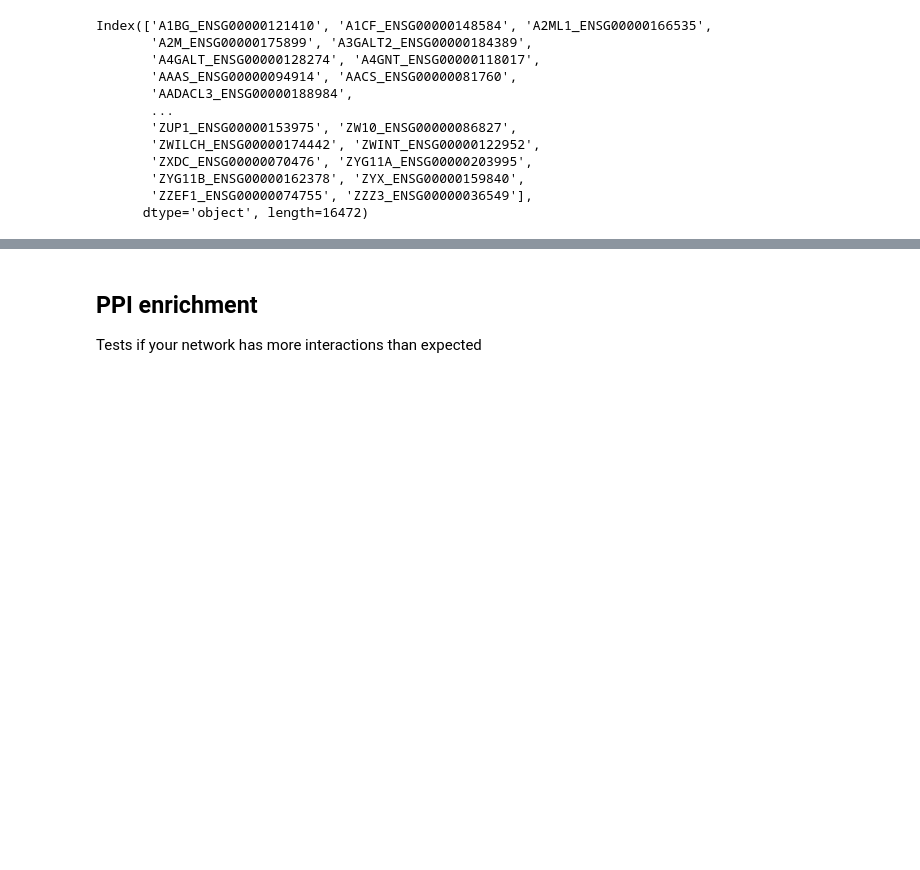
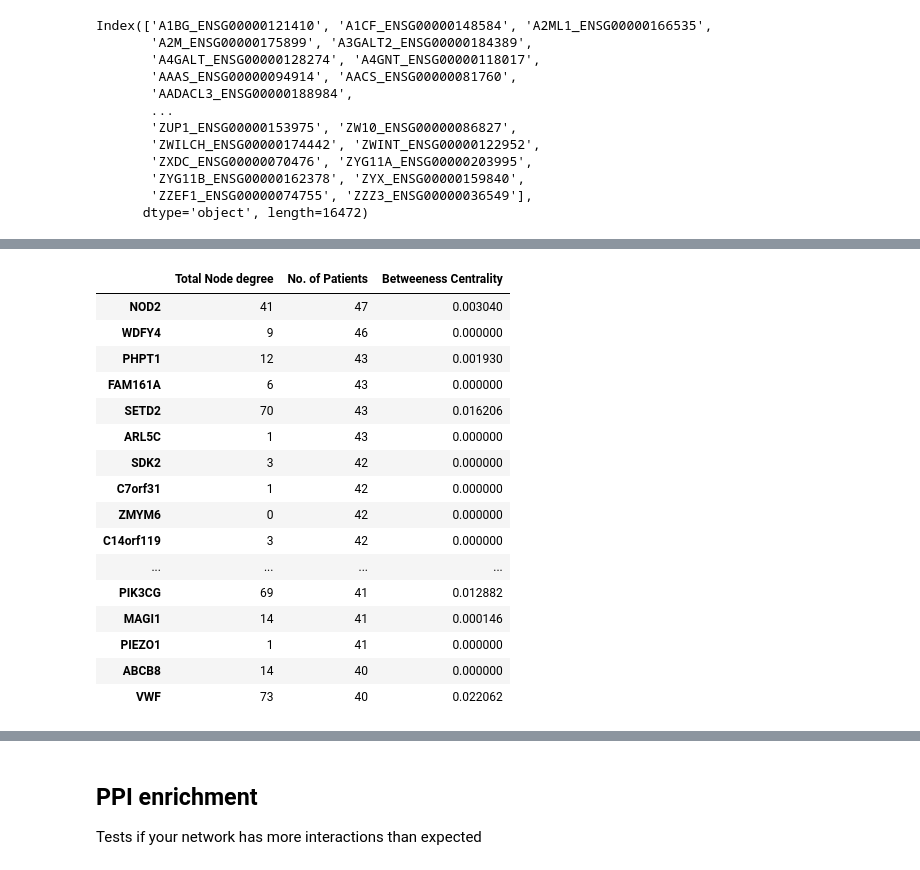
Before and after one commit to TomDoyleee/GenePy_Network_Integration, a Jupyter notebook: Results.ipynb, the cells around one changed output, grey strips where cells are left out. Saved outputs shown, nothing was run; the diff lists cells and outputs as text; code cells hidden in the pictures; blank space fills up the shorter version.

```diff
--- a/Results.ipynb
+++ b/Results.ipynb
@@ -368,0 +475,28 @@ Index(['A1BG_ENSG00000121410', 'A1CF_ENSG00000148584', 'A2ML1_ENSG00000166535',
+# %%
+from get_network_analysis import get_total_degree_from_multigraph
+bin_95_sum_topND = CD_bin_95.sum().sort_values(ascending=False).head(30)
+MG_95_ND_top = get_total_degree_from_multigraph(CD_95_MG)[bin_95_sum_topND.index]
+GL_95_BC = betweeness_centrality(CD_95_GL)[bin_95_sum_topND.index].sum().T
+# %%
+
+df = pd.concat([MG_95_ND_top, bin_95_sum_topND, GL_95_BC], axis=1)
+df.columns = ["Total Node degree", "No. of Patients", "Betweeness Centrality"]
+df
+# %% [output]
+|  | Total Node degree | No. of Patients | Betweeness Centrality |
+| NOD2 | 41 | 47 | 0.003040 |
+| WDFY4 | 9 | 46 | 0.000000 |
+| PHPT1 | 12 | 43 | 0.001930 |
+| FAM161A | 6 | 43 | 0.000000 |
+| SETD2 | 70 | 43 | 0.016206 |
+| ARL5C | 1 | 43 | 0.000000 |
+| SDK2 | 3 | 42 | 0.000000 |
+| C7orf31 | 1 | 42 | 0.000000 |
+| ZMYM6 | 0 | 42 | 0.000000 |
+| C14orf119 | 3 | 42 | 0.000000 |
+| ... | ... | ... | ... |
+| PIK3CG | 69 | 41 | 0.012882 |
+| MAGI1 | 14 | 41 | 0.000146 |
+| PIEZO1 | 1 | 41 | 0.000000 |
+| ABCB8 | 14 | 40 | 0.000000 |
+| VWF | 73 | 40 | 0.022062 |
```
Also changed, not shown: parts of 30 cells of this notebook.
